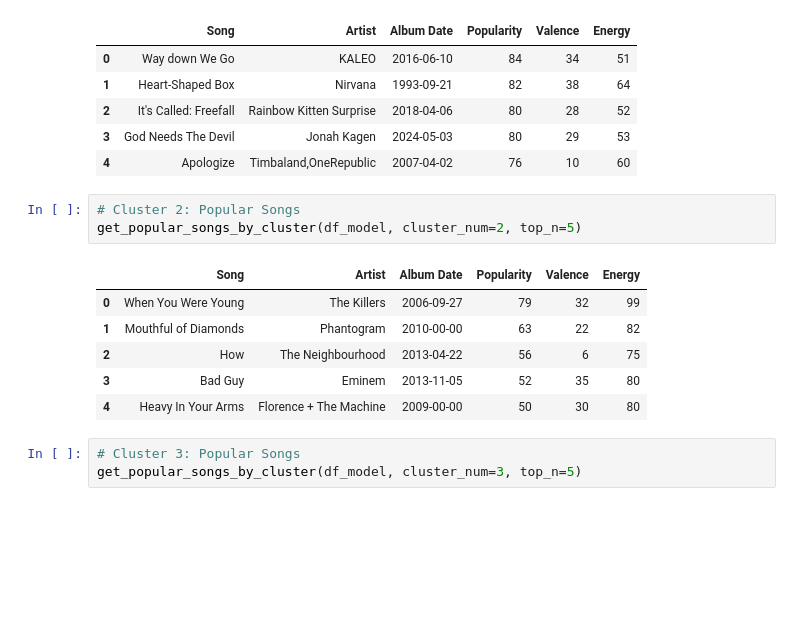
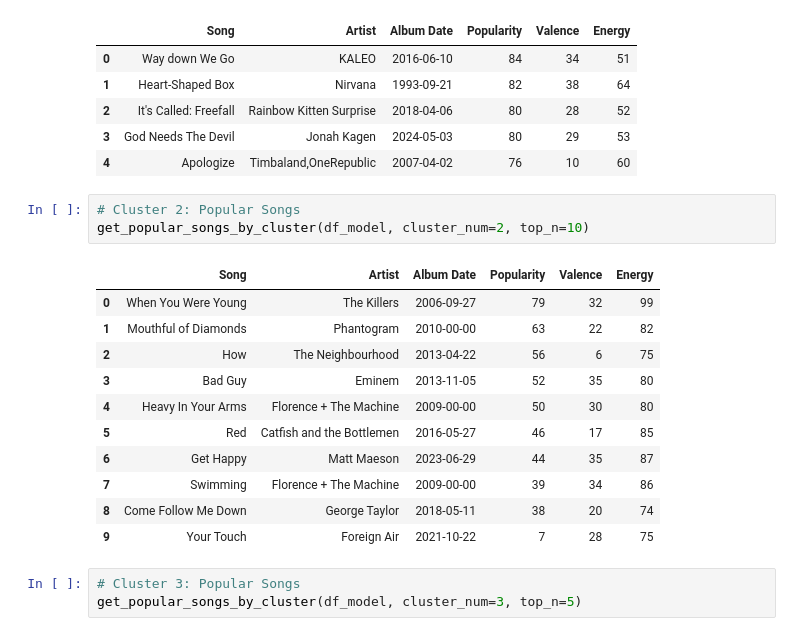
Before and after one commit to kaseymallette/playlist-analysis, a Jupyter notebook: analysis.ipynb, the cells around one changed output. Saved outputs shown, nothing was run; the diff lists cells and outputs as text; blank space fills up the shorter version.

```diff
--- a/analysis.ipynb
+++ b/analysis.ipynb
@@ -252,14 +252,19 @@ get_popular_songs_by_cluster(df_model, cluster_num=1, top_n=5)
 | 4 | Apologize | Timbaland,OneRepublic | 2007-04-02 | 76 | 10 | 60 |
 # %%
 # Cluster 2: Popular Songs
-get_popular_songs_by_cluster(df_model, cluster_num=2, top_n=5)
+get_popular_songs_by_cluster(df_model, cluster_num=2, top_n=10)
 # %% [output]
 |  | Song | Artist | Album Date | Popularity | Valence | Energy |
 | 0 | When You Were Young | The Killers | 2006-09-27 | 79 | 32 | 99 |
 | 1 | Mouthful of Diamonds | Phantogram | 2010-00-00 | 63 | 22 | 82 |
 | 2 | How | The Neighbourhood | 2013-04-22 | 56 | 6 | 75 |
 | 3 | Bad Guy | Eminem | 2013-11-05 | 52 | 35 | 80 |
 | 4 | Heavy In Your Arms | Florence + The Machine | 2009-00-00 | 50 | 30 | 80 |
+| 5 | Red | Catfish and the Bottlemen | 2016-05-27 | 46 | 17 | 85 |
+| 6 | Get Happy | Matt Maeson | 2023-06-29 | 44 | 35 | 87 |
+| 7 | Swimming | Florence + The Machine | 2009-00-00 | 39 | 34 | 86 |
+| 8 | Come Follow Me Down | George Taylor | 2018-05-11 | 38 | 20 | 74 |
+| 9 | Your Touch | Foreign Air | 2021-10-22 | 7 | 28 | 75 |
 # %%
 # Cluster 3: Popular Songs
 get_popular_songs_by_cluster(df_model, cluster_num=3, top_n=5)
```
Also changed, not shown: 1 other file.
